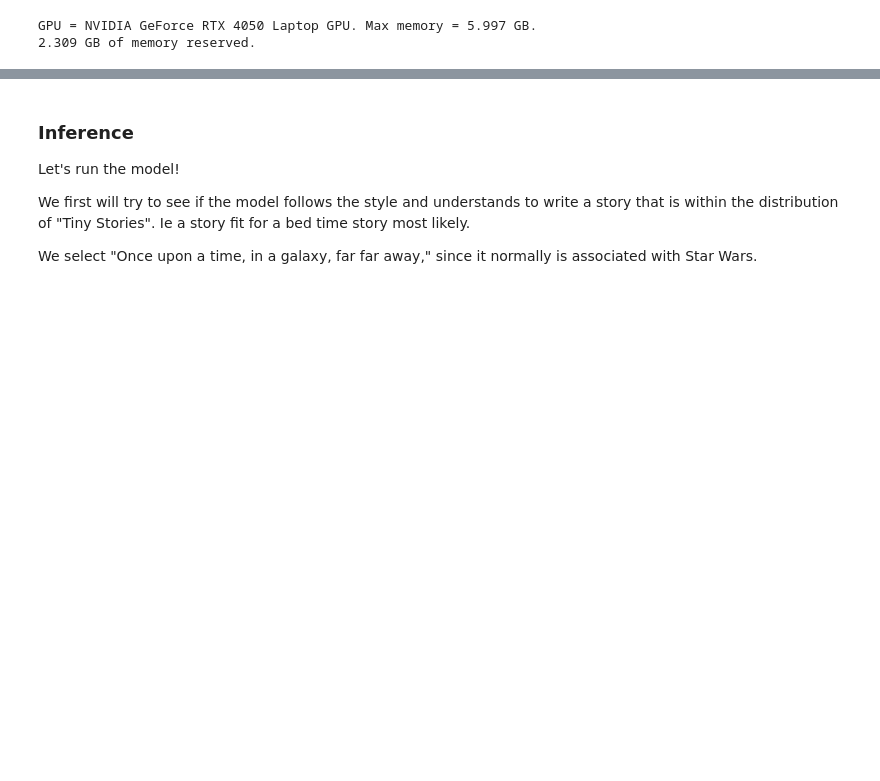
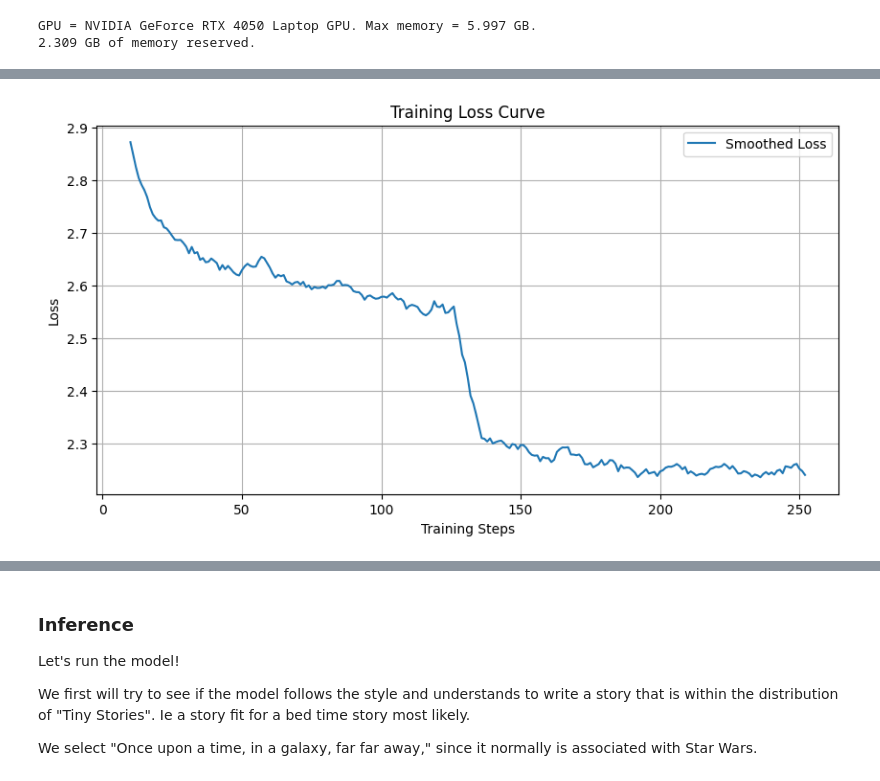
Before and after one commit to raphaelbalzer/copyright-backdoor, a Jupyter notebook: instruction_tuning.ipynb, the cells around one changed output, grey strips where cells are left out. Saved outputs shown, nothing was run; the diff lists cells and outputs as text; code cells hidden in the pictures; blank space fills up the shorter version.

```diff
--- a/instruction_tuning.ipynb
+++ b/instruction_tuning.ipynb
@@ -336,17 +337,31 @@ tokenizer.save_pretrained("adapters/lfm2_5_(1_2B)_it_poisoned_hybrid")
 # %%
-# plot loss curve (smoothed with a simple moving average)
+# plot loss curve from unsloth (smoothed with a simple moving average)
 import matplotlib.pyplot as plt
+import numpy as np
+
 def moving_average(data, window_size):
     return np.convolve(data, np.ones(window_size)/window_size, mode='valid')
-losses = trainer_stats["loss"]
-smoothed_losses = moving_average(losses, window_size=10)
-plt.figure(figsize=(10, 5))
-plt.plot(smoothed_losses, label="Smoothed Loss")
-plt.xlabel("Training Steps")
-plt.ylabel("Loss")
-plt.title("Training Loss Curve")
+
+# Extract losses and steps from trainer's log history
+losses = [x["loss"] for x in trainer.state.log_history if "loss" in x]
+steps = [x["step"] for x in trainer.state.log_history if "loss" in x]
+
+if len(losses) >= 10:
+    smoothed_losses = moving_average(losses, window_size=10)
+    plt.figure(figsize=(10, 5))
+    plt.plot(steps[9:], smoothed_losses, label='Smoothed Loss')
+else:
+    plt.figure(figsize=(10, 5))
+    plt.plot(steps, losses, label='Loss')
+
+plt.xlabel('Training Steps')
+plt.ylabel('Loss')
+plt.title('Training Loss Curve')
 plt.legend()
+plt.grid()
 plt.show()
+# %% [output]
+[figure, added]
 # %%
 # @title Show final memory and time stats
 used_memory = round(torch.cuda.max_memory_reserved() / 1024 / 1024 / 1024, 3)
```
Also changed, not shown: parts of 7 cells of this notebook, 4 other files.
